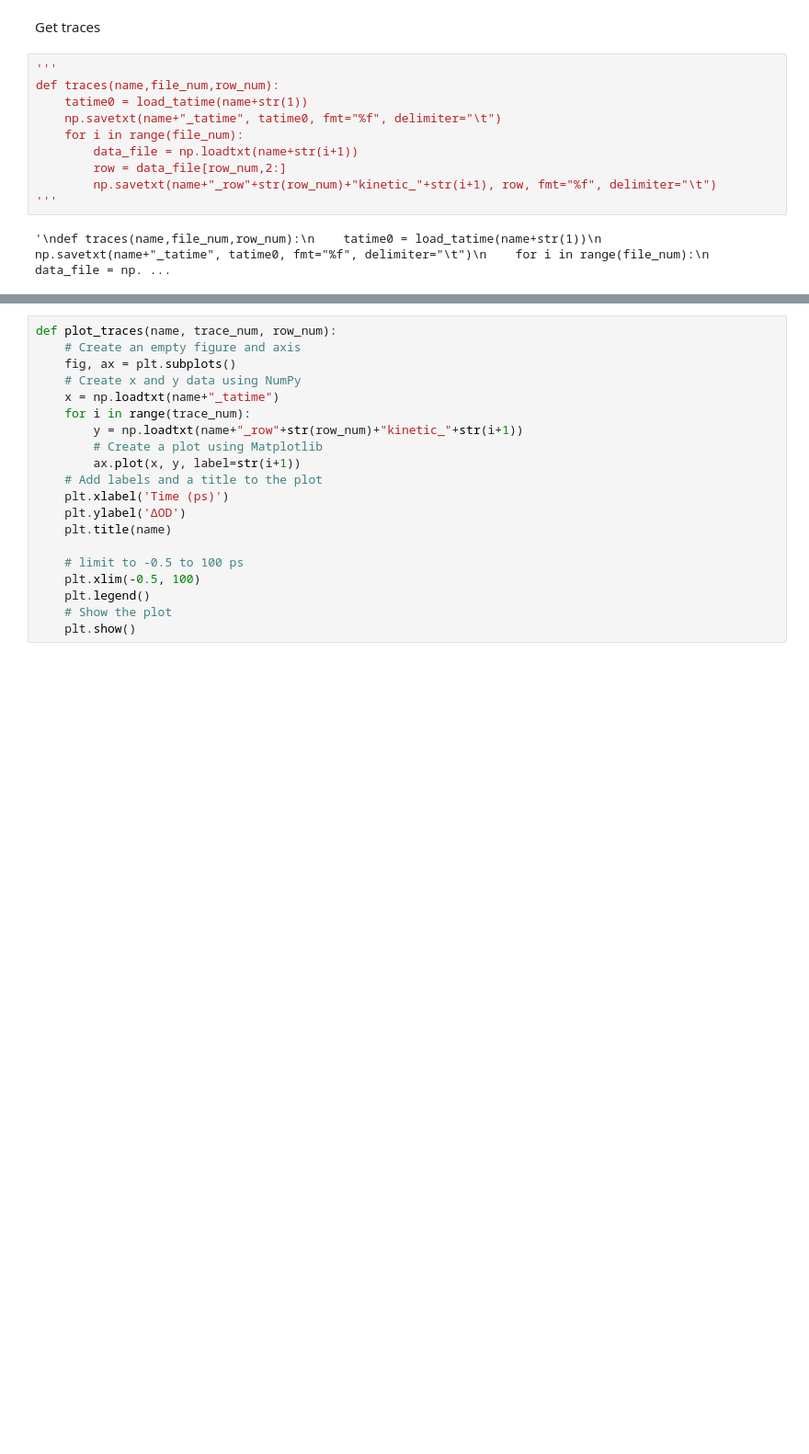
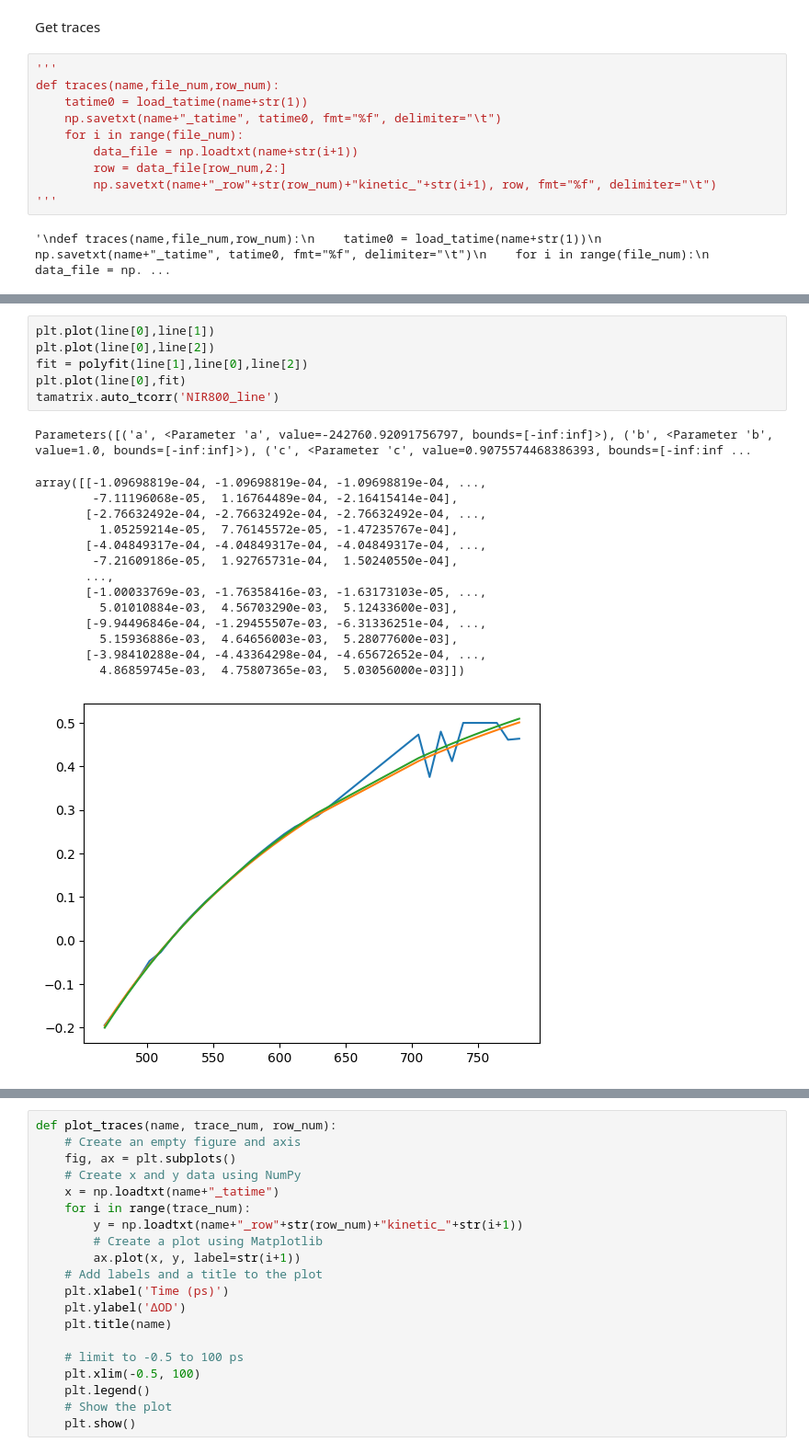
Before and after one commit to Alchemist-Aloha/TA_Analyzer, a Jupyter notebook: Analysis.ipynb, the cells around one changed output, grey strips where cells are left out. Shown: that part at 92% size. Drawn from its saved outputs; the diff is of its cells as text; blank space fills up the shorter version.

```diff
--- a/Analysis.ipynb
+++ b/Analysis.ipynb
@@ -874,0 +863,22 @@ nio_ito_80nj.ax_k.set_ylim(-0.005, 0.005)
+# %%
+plt.plot(line[0],line[1])
+plt.plot(line[0],line[2])
+fit = polyfit(line[1],line[0],line[2])
+plt.plot(line[0],fit)
+tamatrix.auto_tcorr('NIR800_line')
+# %% [output]
+Parameters([('a', <Parameter 'a', value=-242760.92091756797, bounds=[-inf:inf]>), ('b', <Parameter 'b', value=1.0, bounds=[-inf:inf]>), ('c', <Parameter 'c', value=0.9075574468386393, bounds=[-inf:inf ...
+array([[-1.09698819e-04, -1.09698819e-04, -1.09698819e-04, ...,
+        -7.11196068e-05,  1.16764489e-04, -2.16415414e-04],
+       [-2.76632492e-04, -2.76632492e-04, -2.76632492e-04, ...,
+         1.05259214e-05,  7.76145572e-05, -1.47235767e-04],
+       [-4.04849317e-04, -4.04849317e-04, -4.04849317e-04, ...,
+        -7.21609186e-05,  1.92765731e-04,  1.50240550e-04],
+       ...,
+       [-1.00033769e-03, -1.76358416e-03, -1.63173103e-05, ...,
+         5.01010884e-03,  4.56703290e-03,  5.12433600e-03],
+       [-9.94496846e-04, -1.29455507e-03, -6.31336251e-04, ...,
+         5.15936886e-03,  4.64656003e-03,  5.28077600e-03],
+       [-3.98410288e-04, -4.43364298e-04, -4.65672652e-04, ...,
+         4.86859745e-03,  4.75807365e-03,  5.03056000e-03]])
+[figure, added]
```
Also changed, not shown: parts of 7 cells of this notebook.
